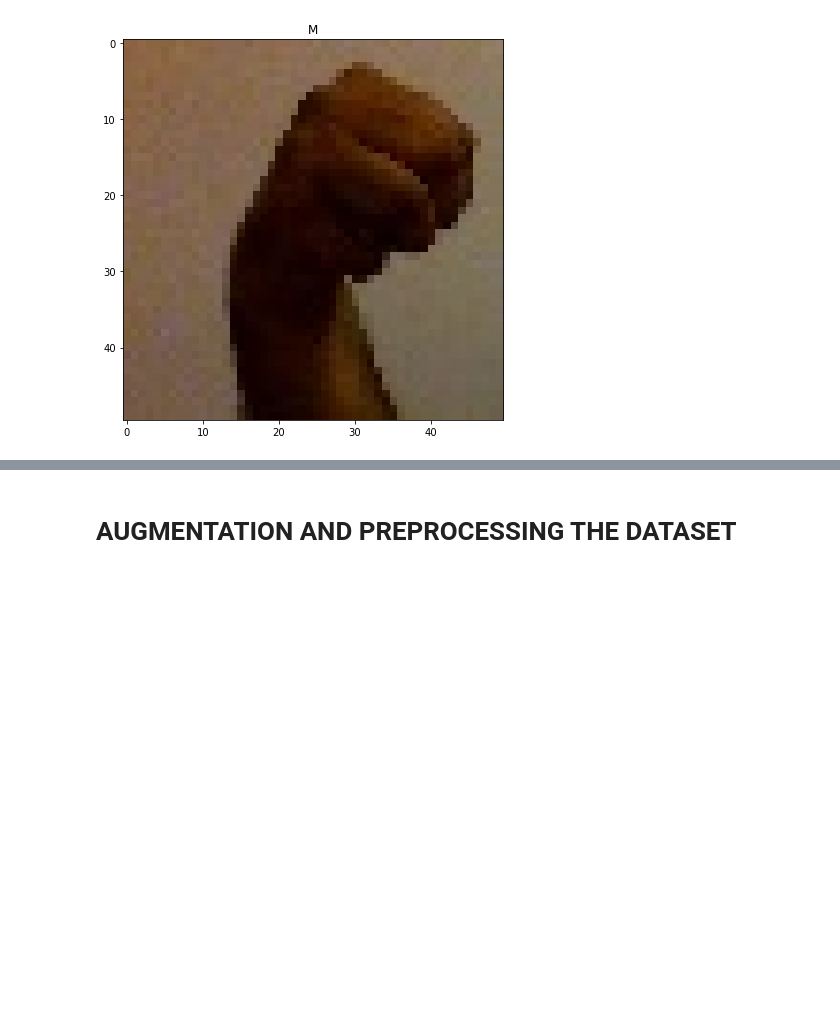
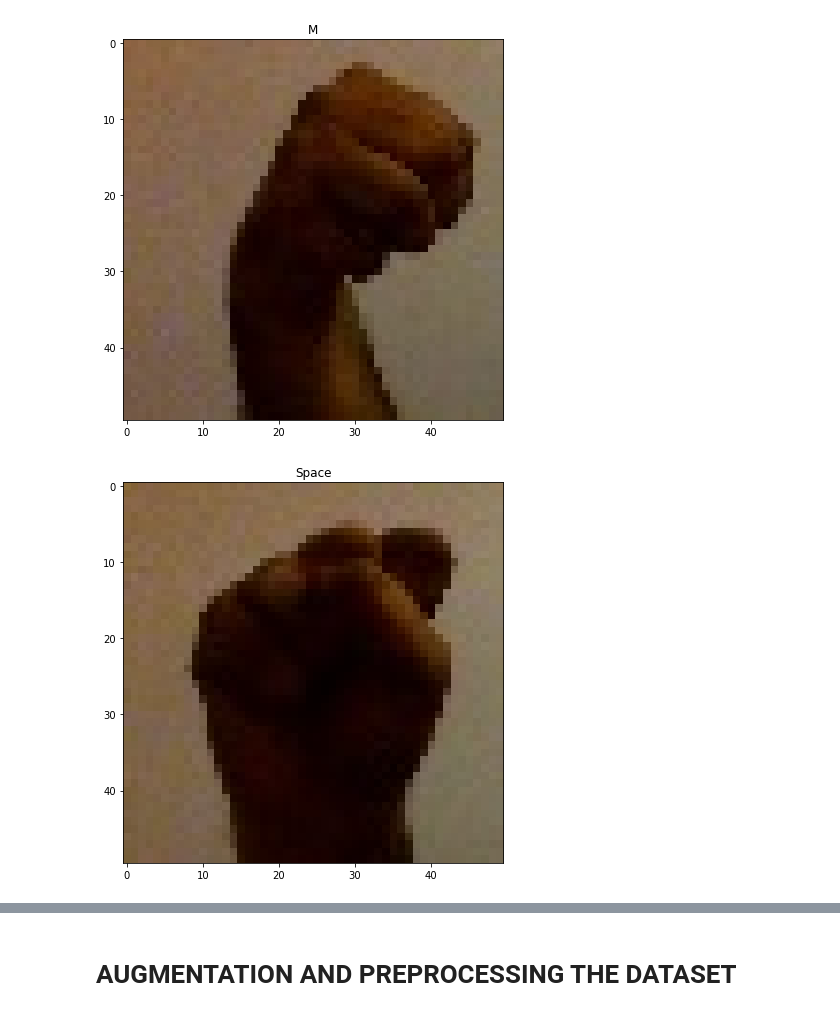
Before and after one commit to Manipct/IBM-Project-373-1658298678, a Jupyter notebook: Project Development Phase/Sprint 1/Data Collection and Data Preprocessing.ipynb, the cells around one changed output, grey strips where cells are left out. Cells and saved outputs as stored; diff of their text form; code cells hidden in the pictures; blank space fills up the shorter version.

```diff
--- a/Project Development Phase/Sprint 1/Data Collection and Data Preprocessing.ipynb
+++ b/Project Development Phase/Sprint 1/Data Collection and Data Preprocessing.ipynb
@@ -30,7 +33,8 @@ for fn in file_names:
 # %% [markdown]
 # DISPLAYING SAMPLE IMAGES FROM DATASET
 # %%
-data_path = 'asl_dataset/'
+train_data_path = 'train_dataset/'
+test_data_path = 'test_dataset/'
 # %%
 def display(img,sign=None):
 
@@ -59,3 +65,8 @@ sign_img = cv2.imread(data_path+'M/M_100.jpeg')
 display(sign_img,'M')
 # %% [output]
 [figure]
+# %%
+sign_img = cv2.imread(train_data_path+'S/S_10.jpeg')
+display(sign_img,'Space')
+# %% [output]
+[figure, added]
```
Also changed, not shown: parts of 24 cells of this notebook.
